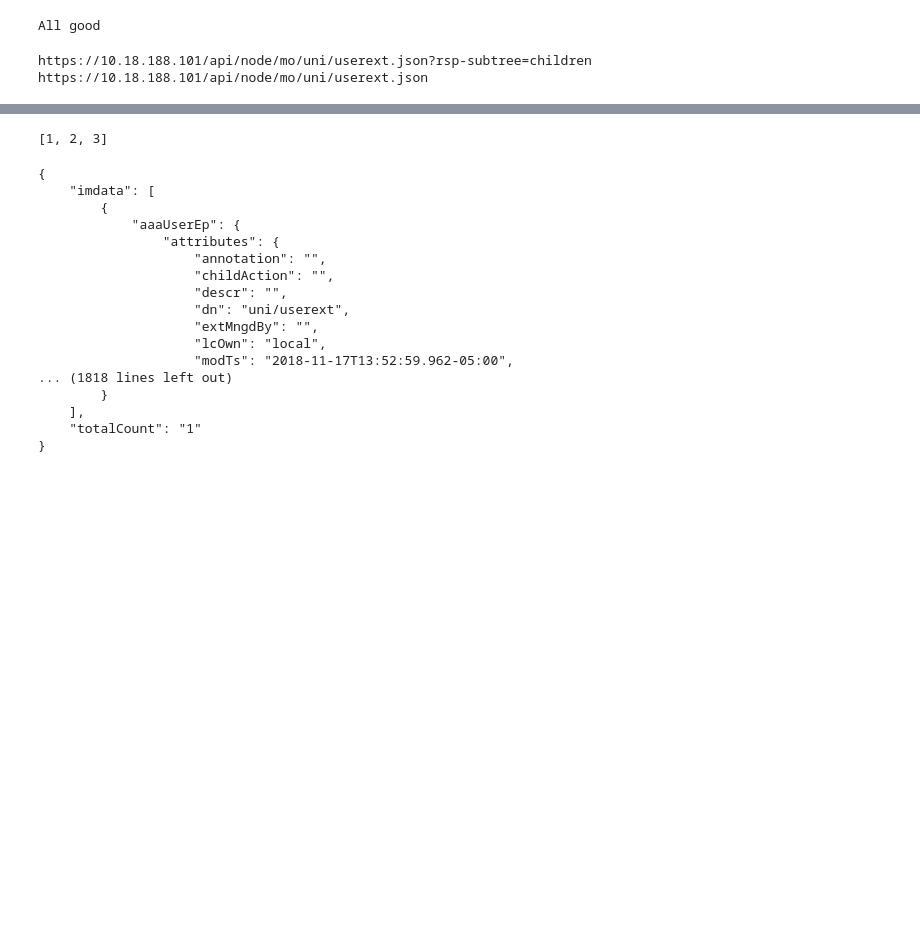
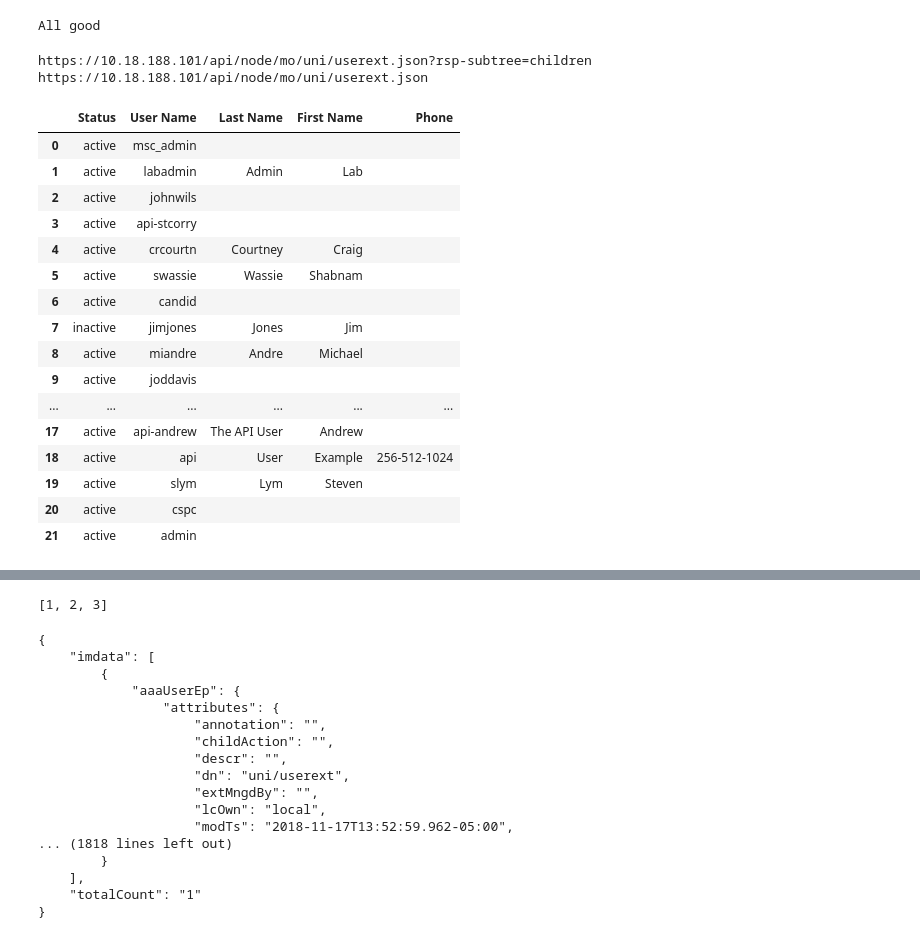
Before and after one commit to unofficialaciguide/aci-python, a Jupyter notebook: notebooks/aci-post-create-user.ipynb, the cells around one changed output, grey strips where cells are left out. Cells and saved outputs as stored; diff of their text form; code cells hidden in the pictures; blank space fills up the shorter version.

```diff
--- a/notebooks/aci-post-create-user.ipynb
+++ b/notebooks/aci-post-create-user.ipynb
@@ -120,10 +120,10 @@ print(post_user_url)
 https://10.18.188.101/api/node/mo/uni/userext.json?rsp-subtree=children
 https://10.18.188.101/api/node/mo/uni/userext.json
 # %%
-def get_users():
+def get_all_users():
     users = s.get(get_user_url, verify=False)
     users = users.json()
-    print(json.dumps(users, indent=4, sort_keys=True))
+    #print(json.dumps(users, indent=4, sort_keys=True))
     dn = users['imdata'][0]['aaaUserEp']['attributes']['dn']
     name_list = []
     firstname_list = []
@@ -134,7 +134,7 @@ def get_users():
     for user in users_list:
         if "aaaUser" in user:
             #print(user)
-            rn = user['aaaUser']['attributes']['rn']
+            #rn = user['aaaUser']['attributes']['rn']
             name = user['aaaUser']['attributes']['name']
             firstname = user['aaaUser']['attributes']['firstName']
             lastname = user['aaaUser']['attributes']['lastName']
@@ -145,6 +145,7 @@ def get_users():
             lastname_list.append(lastname)
             phone_list.append(phone)
             status_list.append(status)
-    zlist = zip(status_list, name_list, firstname_list, lastname_list, phone_list, rn_list)
+    zlist = zip(status_list, name_list, lastname_list, firstname_list, phone_list)
     df_input = list(zlist)
-    df = pd.DataFrame(df_input, columns=("Status","User Name","First Name","Last Name","Phone","RN"))
+    df = pd.DataFrame(df_input, columns=("Status","User Name","Last Name","First Name","Phone"))
+    return df
@@ -158,0 +152,20 @@ def get_domains():
+# %%
+get_all_users()
+# %% [output]
+|  | Status | User Name | Last Name | First Name | Phone |
+| 0 | active | msc_admin |  |  |  |
+| 1 | active | labadmin | Admin | Lab |  |
+| 2 | active | johnwils |  |  |  |
+| 3 | active | api-stcorry |  |  |  |
+| 4 | active | crcourtn | Courtney | Craig |  |
+| 5 | active | swassie | Wassie | Shabnam |  |
+| 6 | active | candid |  |  |  |
+| 7 | inactive | jimjones | Jones | Jim |  |
+| 8 | active | miandre | Andre | Michael |  |
+| 9 | active | joddavis |  |  |  |
+| ... | ... | ... | ... | ... | ... |
+| 17 | active | api-andrew | The API User | Andrew |  |
+| 18 | active | api | User | Example | 256-512-1024 |
+| 19 | active | slym | Lym | Steven |  |
+| 20 | active | cspc |  |  |  |
+| 21 | active | admin |  |  |  |
```
Also changed, not shown: parts of 12 cells of this notebook.
